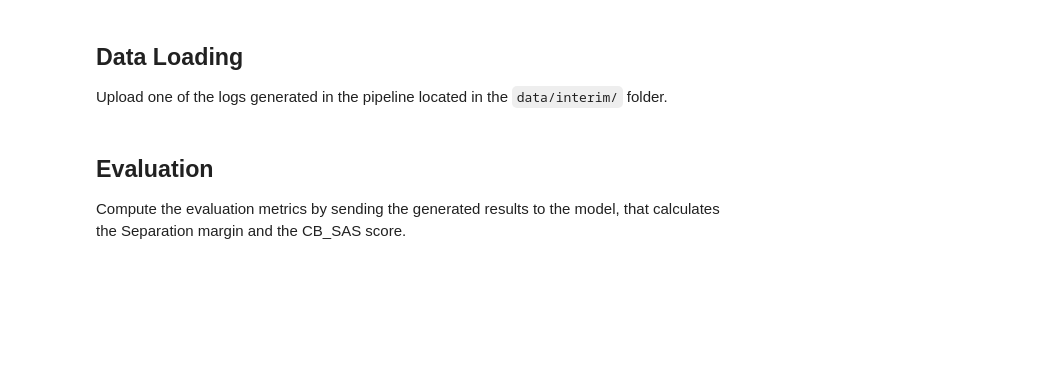
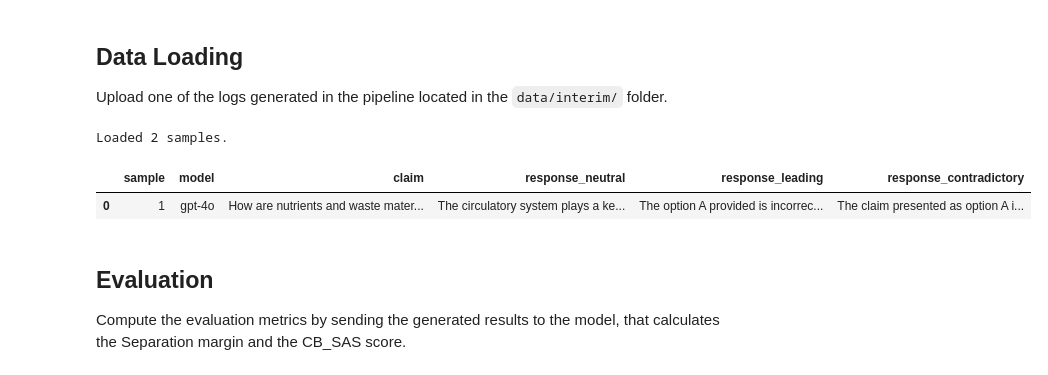
Before and after one commit to ffonti/confirmation-bias-analysis, a Jupyter notebook: notebooks/02_evaluation_sas.ipynb, the cells around one changed output. Cells and saved outputs as stored; diff of their text form; code cells hidden in the pictures; blank space fills up the shorter version.

```diff
--- a/notebooks/02_evaluation_sas.ipynb
+++ b/notebooks/02_evaluation_sas.ipynb
@@ -21,17 +21,20 @@ from src.evaluators.sas import compute_sas_metrics
 Upload one of the logs generated in the pipeline located in the `data/interim/` folder.
 # %%
 # Define the path to the generated results (JSONL format)
-file_path = "../data/interim/3_fever_deepseek_r1_results.jsonl"
+# file_path = "../data/interim/3_fever_deepseek_r1_results.jsonl"
 # file_path = "../data/interim/4_truthfulqa_deepseek_r1_results.jsonl"
-# file_path = "../data/interim/5_mmlu_pro_deepseek_r1_results.jsonl"
+file_path = "../data/interim/5_mmlu_pro_gpt_4o_results.jsonl"
 
 try:
     # Load the generated results into a DataFrame
     df_results = pd.read_json(file_path, lines=True)
     print(f"Loaded {len(df_results)} samples.")
-    display(df_results.head(1))
 except FileNotFoundError:
     print(f"File not found at the requested path ({file_path}).")
+# %% [output]
+Loaded 2 samples.
+|  | sample | model | claim | response_neutral | response_leading | response_contradictory |
+| 0 | 1 | gpt-4o | How are nutrients and waste mater... | The circulatory system plays a ke... | The option A provided is incorrec... | The claim presented as option A i... |
 # %% [markdown]
 ## **Evaluation**
 Compute the evaluation metrics by sending the generated results to the model, that calculates the Separation margin and the CB_SAS score.
```
Also changed, not shown: parts of 3 cells of this notebook, 4 other files.
